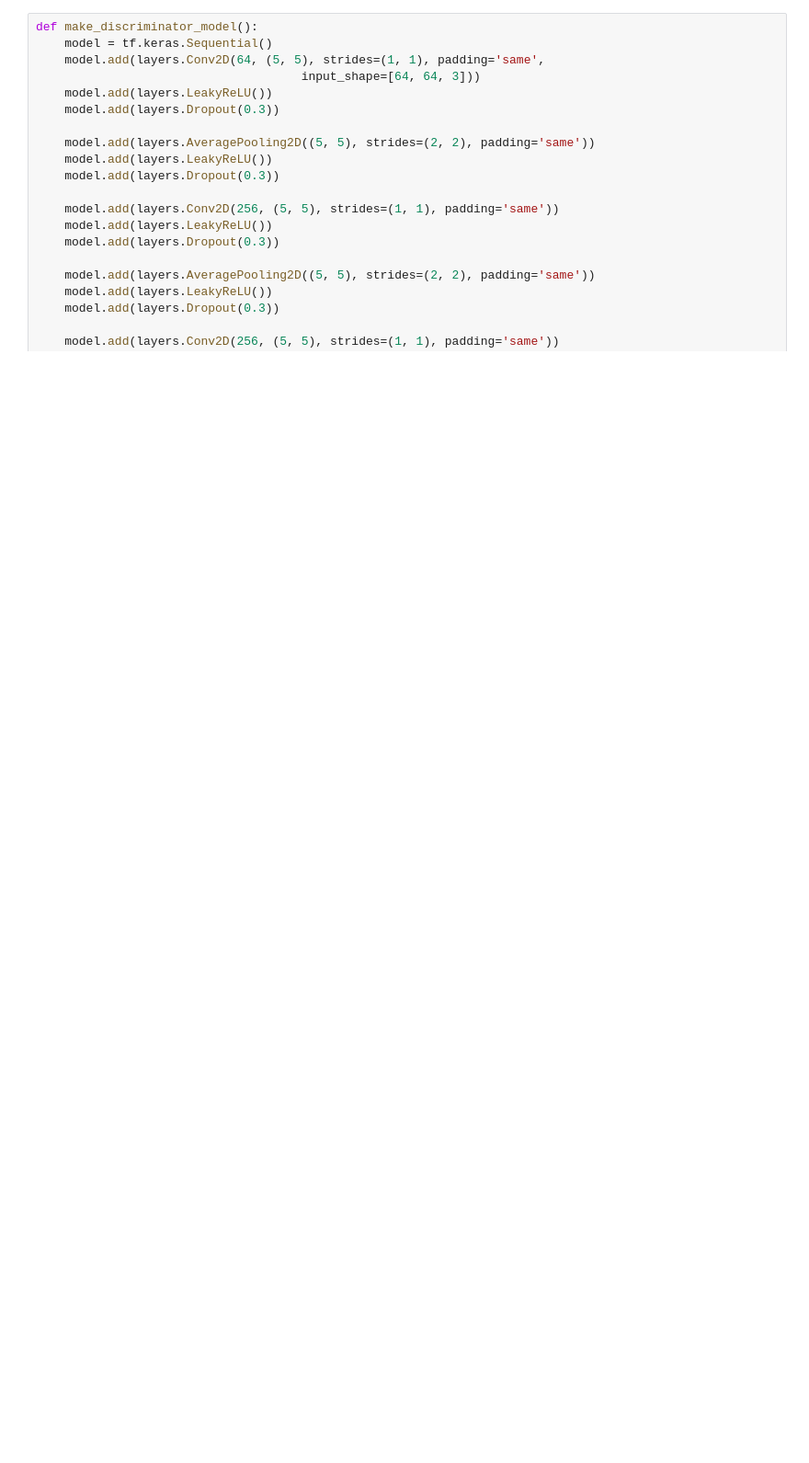
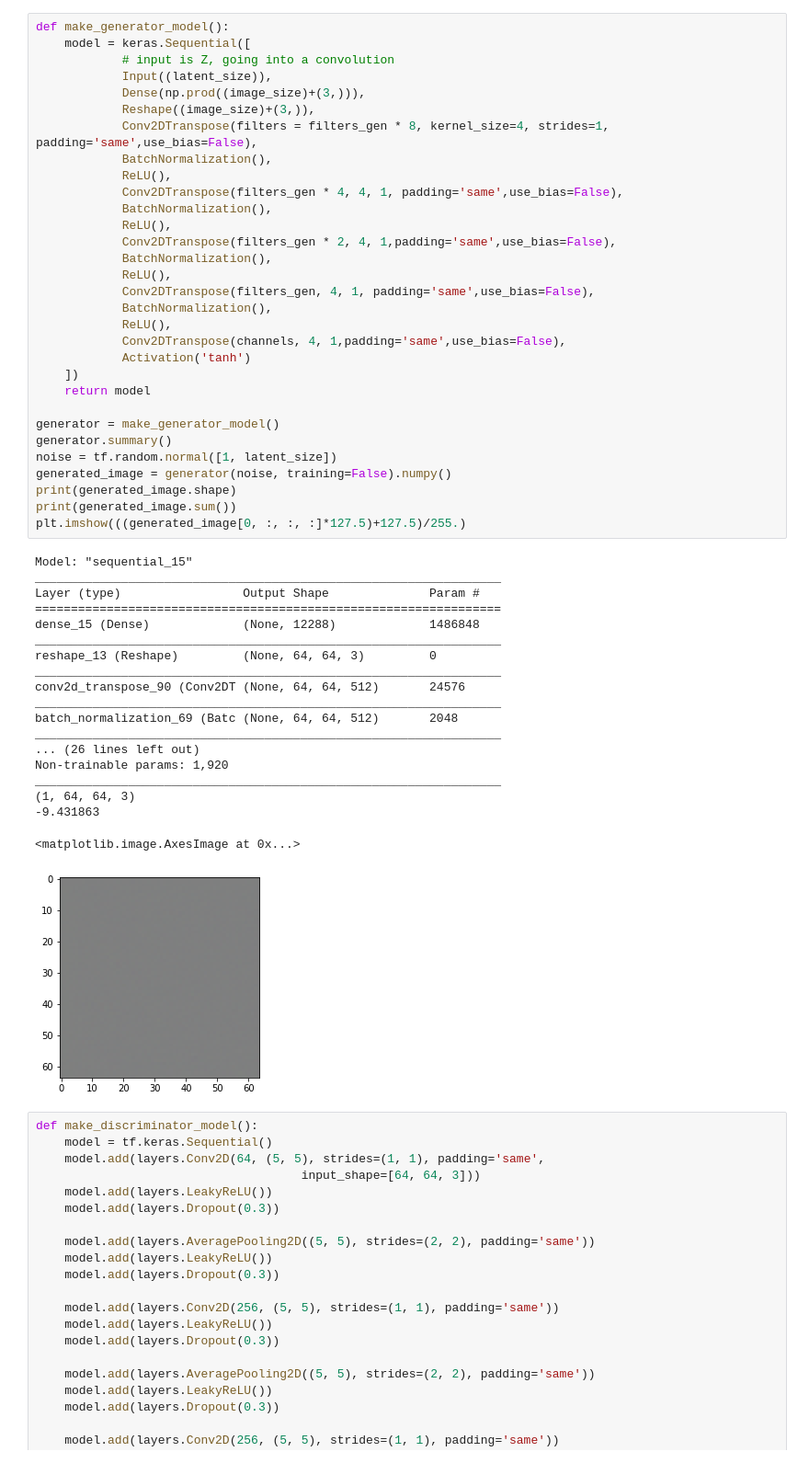
Before and after one commit to evanbrown3000/DCGAN, a Jupyter notebook: train.ipynb, the cells around one changed output. Shown: that part at 92% size. Drawn from its saved outputs; the diff is of its cells as text; blank space fills up the shorter version.

```diff
--- a/train.ipynb
+++ b/train.ipynb
@@ -105,3 +61,54 @@ _________________________________________________________________
+# %%
+def make_generator_model():
+    model = keras.Sequential([
+            # input is Z, going into a convolution
+            Input((latent_size)),
+            Dense(np.prod((image_size)+(3,))),
+            Reshape((image_size)+(3,)),
+            Conv2DTranspose(filters = filters_gen * 8, kernel_size=4, strides=1, padding='same',use_bias=False),
+            BatchNormalization(),
+            ReLU(),
+            Conv2DTranspose(filters_gen * 4, 4, 1, padding='same',use_bias=False),
+            BatchNormalization(),
+            ReLU(),
+            Conv2DTranspose(filters_gen * 2, 4, 1,padding='same',use_bias=False),
+            BatchNormalization(),
+            ReLU(),
+            Conv2DTranspose(filters_gen, 4, 1, padding='same',use_bias=False),
+            BatchNormalization(),
+            ReLU(),
+            Conv2DTranspose(channels, 4, 1,padding='same',use_bias=False),
+            Activation('tanh')
+    ])
+    return model
+
+generator = make_generator_model()
+generator.summary()
+noise = tf.random.normal([1, latent_size])
+generated_image = generator(noise, training=False).numpy()
+print(generated_image.shape)
+print(generated_image.sum())
+plt.imshow(((generated_image[0, :, :, :]*127.5)+127.5)/255.)
+# %% [output]
+Model: "sequential_15"
+_________________________________________________________________
+Layer (type)                 Output Shape              Param #
+=================================================================
+dense_15 (Dense)             (None, 12288)             1486848
+_________________________________________________________________
+reshape_13 (Reshape)         (None, 64, 64, 3)         0
+_________________________________________________________________
+conv2d_transpose_90 (Conv2DT (None, 64, 64, 512)       24576
+_________________________________________________________________
+batch_normalization_69 (Batc (None, 64, 64, 512)       2048
+_________________________________________________________________
+... (26 lines left out)
+Non-trainable params: 1,920
+_________________________________________________________________
+(1, 64, 64, 3)
+-9.431863
+<matplotlib.image.AxesImage at 0x...>
+[figure, added]
 # %%
 def make_discriminator_model():
     model = tf.keras.Sequential()
```
Also changed, not shown: parts of 10 cells of this notebook.
